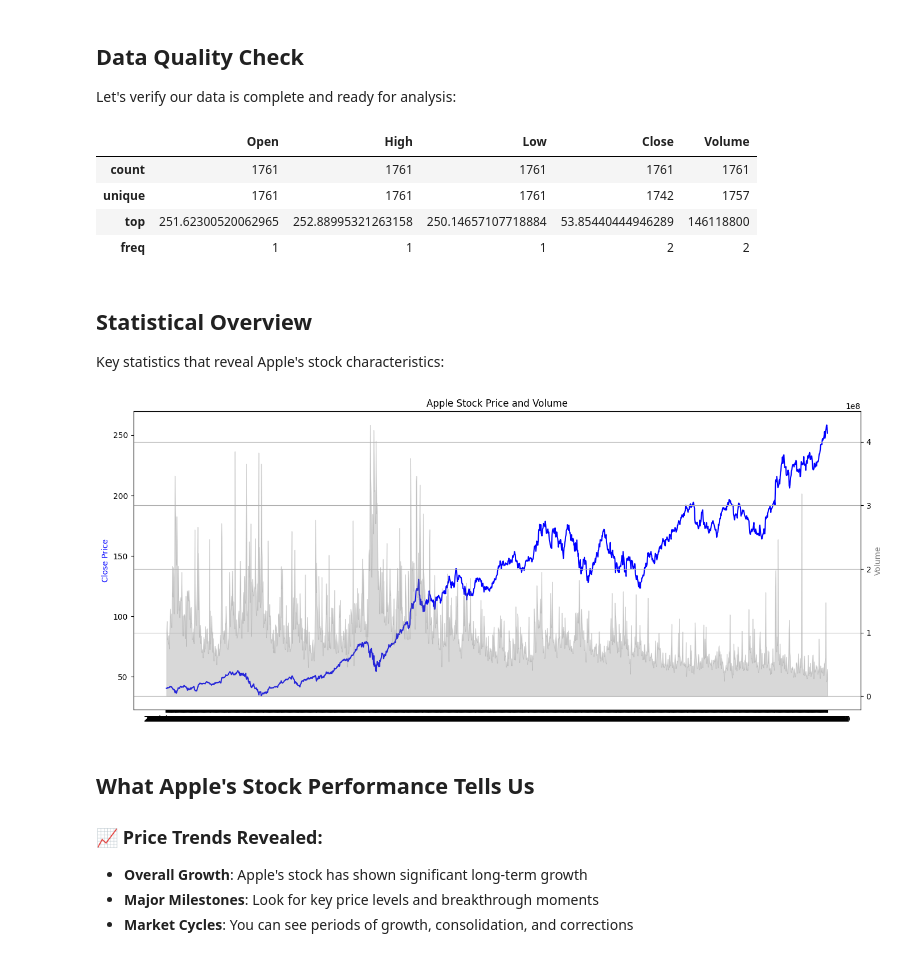
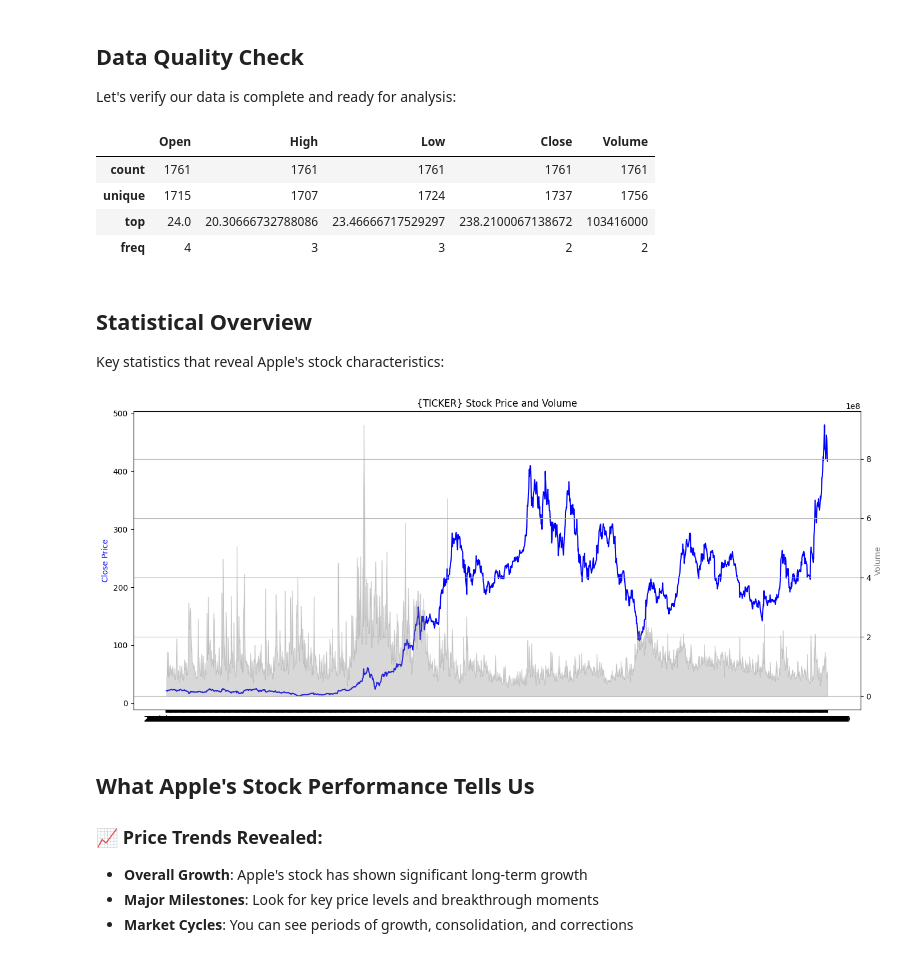
Before and after one commit to Sabu1000/stock-predictor, a Jupyter notebook: notebooks/01_data_exploration.ipynb, the cells around one changed output. Cells and saved outputs as stored; diff of their text form; code cells hidden in the pictures.

```diff
--- a/notebooks/01_data_exploration.ipynb
+++ b/notebooks/01_data_exploration.ipynb
@@ -2,7 +2,8 @@
 import pandas as pd
 import matplotlib.pyplot as plt
 # %%
-df = pd.read_csv('../data/aapl.csv', index_col=0, parse_dates=True)
+TICKER = input("Enter stock ticker (e.g. AAPL, TSLA, MSFT): ").upper()
+df = pd.read_csv(f'../data/{TICKER.lower()}.csv', index_col=0, parse_dates=True)
 df.head()
 # %% [output]
 |  | Open | High | Low | Close | Volume |
@@ -67,9 +68,9 @@ df.describe()
 # %% [output]
 |  | Open | High | Low | Close | Volume |
 | count | 1761 | 1761 | 1761 | 1761 | 1761 |
-| unique | 1761 | 1761 | 1761 | 1742 | 1757 |
-| top | 251.62300520062965 | 252.88995321263158 | 250.14657107718884 | 53.85440444946289 | 146118800 |
-| freq | 1 | 1 | 1 | 2 | 2 |
+| unique | 1715 | 1707 | 1724 | 1737 | 1756 |
+| top | 24.0 | 20.30666732788086 | 23.46666717529297 | 238.2100067138672 | 103416000 |
+| freq | 4 | 3 | 3 | 2 | 2 |
 # %% [markdown]
 ## Statistical Overview
 
@@ -77,24 +78,24 @@ Key statistics that reveal Apple's stock characteristics:
 # %%
 # Convert to numeric
 df['Close'] = pd.to_numeric(df['Close'], errors='coerce')
 df['Volume'] = pd.to_numeric(df['Volume'], errors='coerce')
 
 # Create the plot
 fig, ax1 = plt.subplots(figsize=(14, 6))
 
-ax1.set_title('Apple Stock Price and Volume')
+ax1.set_title(f'{TICKER} Stock Price and Volume')
 ax1.set_ylabel('Close Price', color='blue')
 ax1.plot(df.index, df['Close'], color='blue', label='Close Price')
 
 ax2 = ax1.twinx()
 ax2.set_ylabel('Volume', color='gray')
 ax2.fill_between(df.index, df['Volume'], color='gray', alpha=0.3)
 
 fig.tight_layout()
 plt.grid()
 plt.show()
 # %% [output]
-[figure, old version]
+[figure, new version]
 # %% [markdown]
 ## What Apple's Stock Performance Tells Us
 
```
Also changed, not shown: parts of 3 cells of this notebook, 25 other files.
